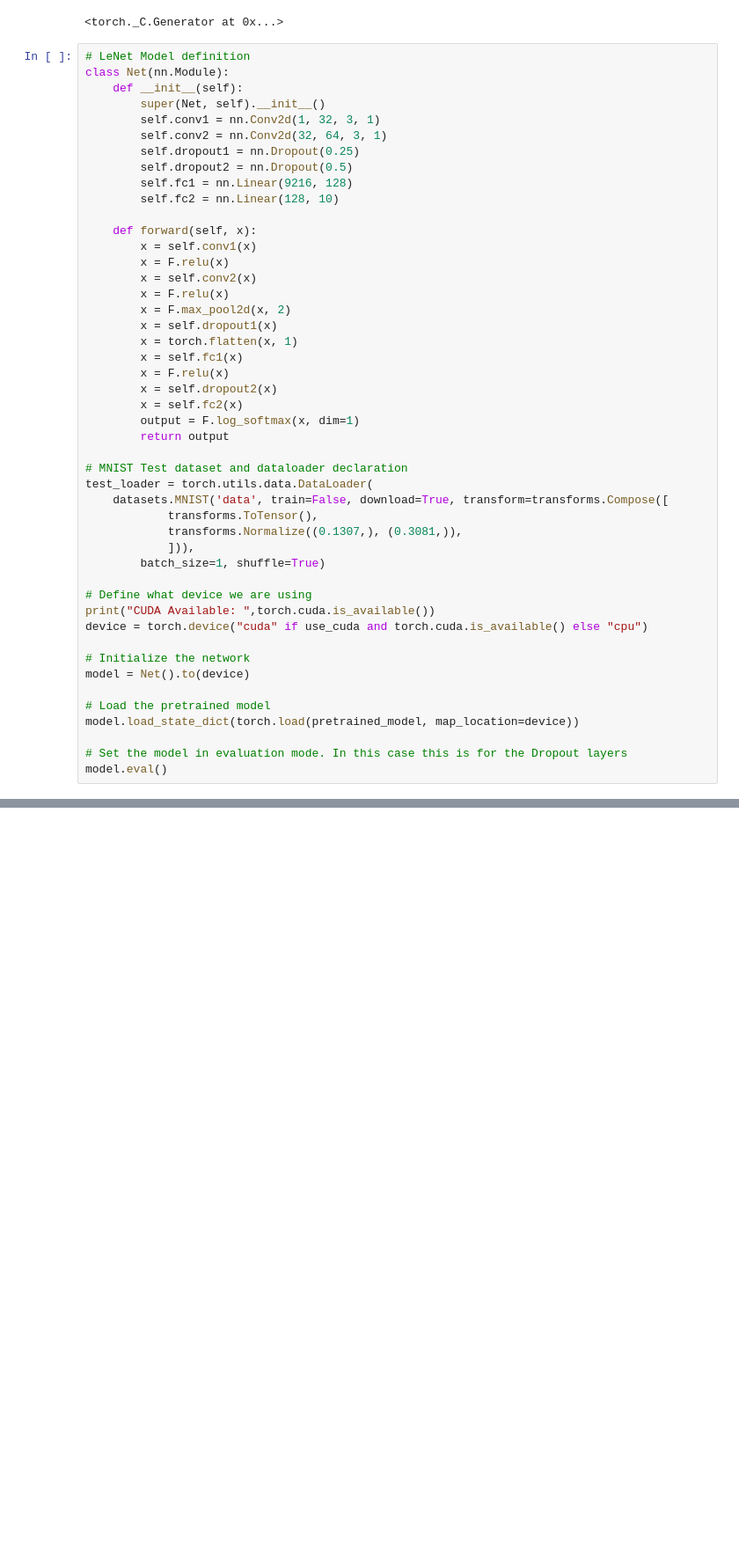
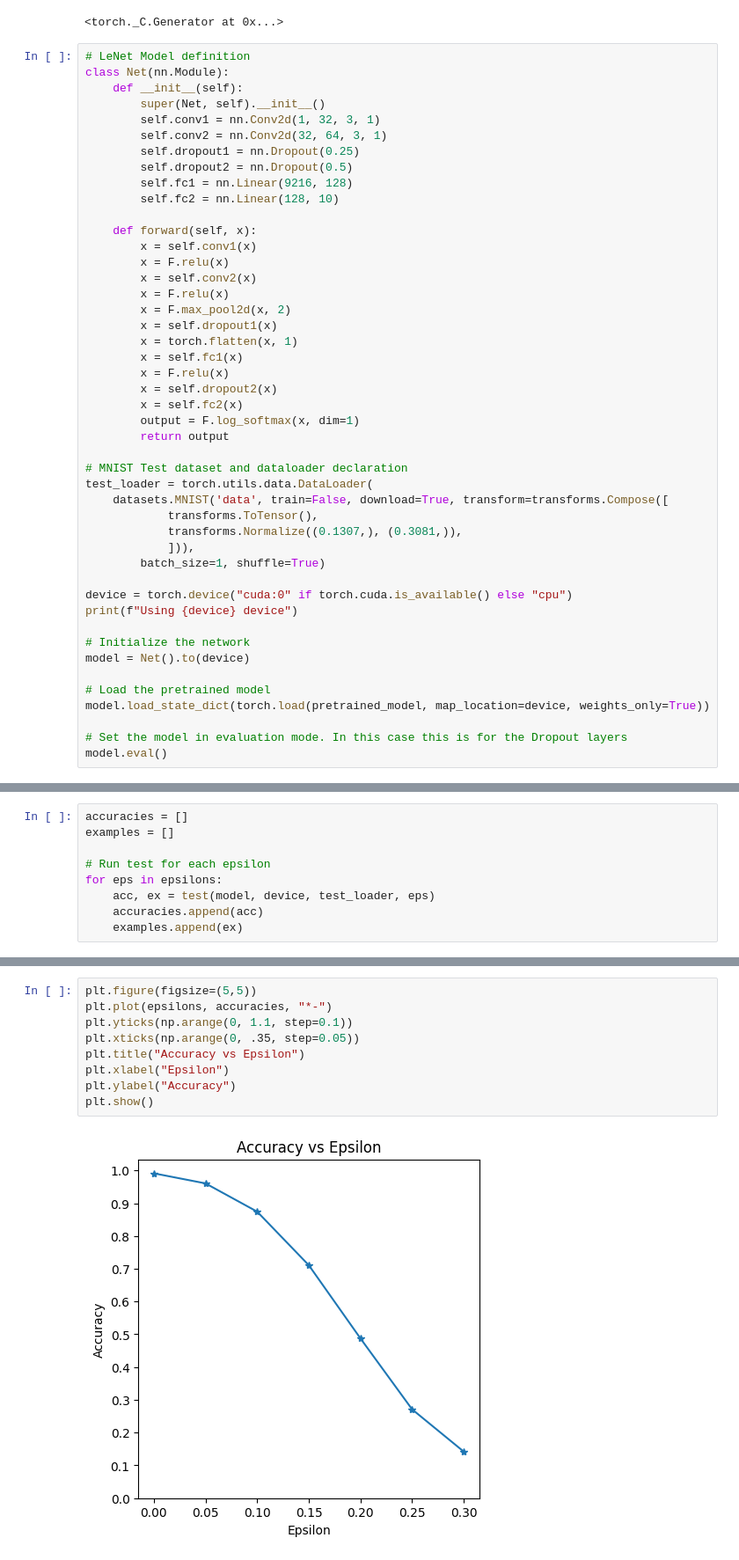
Before and after one commit to Eilvrin/pytorch_tutorials, a Jupyter notebook: image_and_video/03 Adversarial Example Generation.ipynb, the cells around one changed output, grey strips where cells are left out. Shown: that part at 88% size. Drawn from its saved outputs; the diff is of its cells as text; blank space fills up the shorter version.

```diff
--- a/image_and_video/03 Adversarial Example Generation.ipynb
+++ b/image_and_video/03 Adversarial Example Generation.ipynb
@@ -49,15 +49,14 @@ test_loader = torch.utils.data.DataLoader(
             ])),
         batch_size=1, shuffle=True)
 
-# Define what device we are using
-print("CUDA Available: ",torch.cuda.is_available())
-device = torch.device("cuda" if use_cuda and torch.cuda.is_available() else "cpu")
+device = torch.device("cuda:0" if torch.cuda.is_available() else "cpu")
+print(f"Using {device} device")
 
 # Initialize the network
 model = Net().to(device)
 
 # Load the pretrained model
-model.load_state_dict(torch.load(pretrained_model, map_location=device))
+model.load_state_dict(torch.load(pretrained_model, map_location=device, weights_only=True))
 
 # Set the model in evaluation mode. In this case this is for the Dropout layers
 model.eval()
@@ -66,0 +172,9 @@ FileNotFoundError: [Errno 2] No such file or directory: 'data/lenet_mnist_model.
+# %%
+accuracies = []
+examples = []
+
+# Run test for each epsilon
+for eps in epsilons:
+    acc, ex = test(model, device, test_loader, eps)
+    accuracies.append(acc)
+    examples.append(ex)
@@ -66,0 +189,11 @@ FileNotFoundError: [Errno 2] No such file or directory: 'data/lenet_mnist_model.
+# %%
+plt.figure(figsize=(5,5))
+plt.plot(epsilons, accuracies, "*-")
+plt.yticks(np.arange(0, 1.1, step=0.1))
+plt.xticks(np.arange(0, .35, step=0.05))
+plt.title("Accuracy vs Epsilon")
+plt.xlabel("Epsilon")
+plt.ylabel("Accuracy")
+plt.show()
+# %% [output]
+[figure, added]
```
Also changed, not shown: parts of 5 cells of this notebook, 8 other files.
